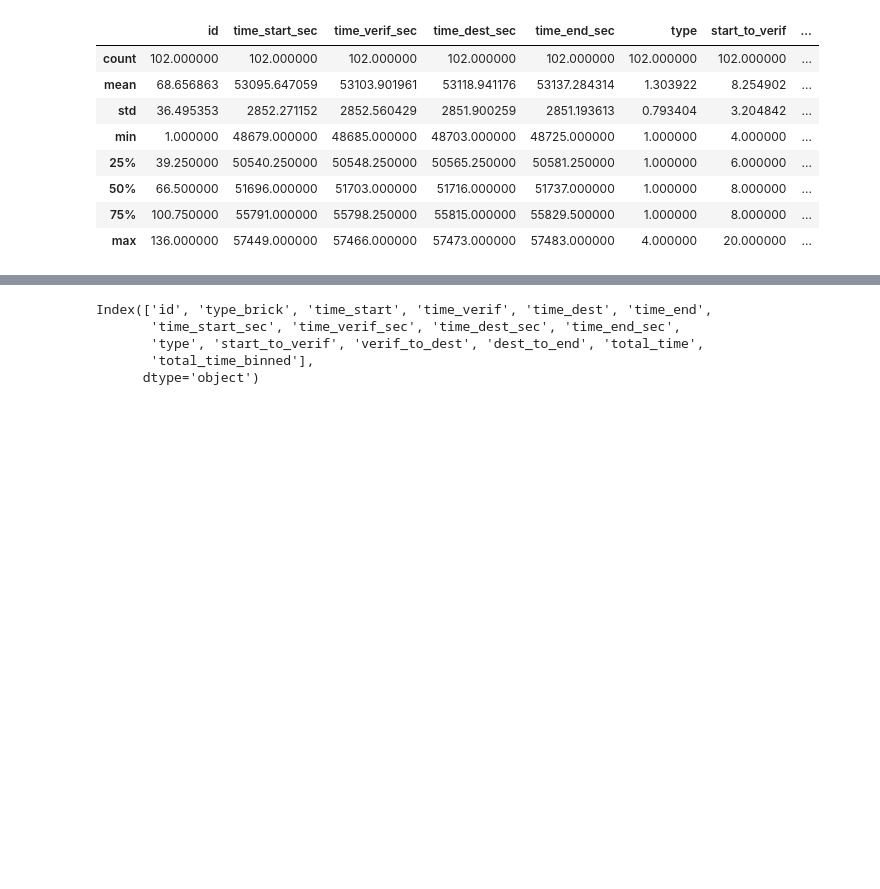
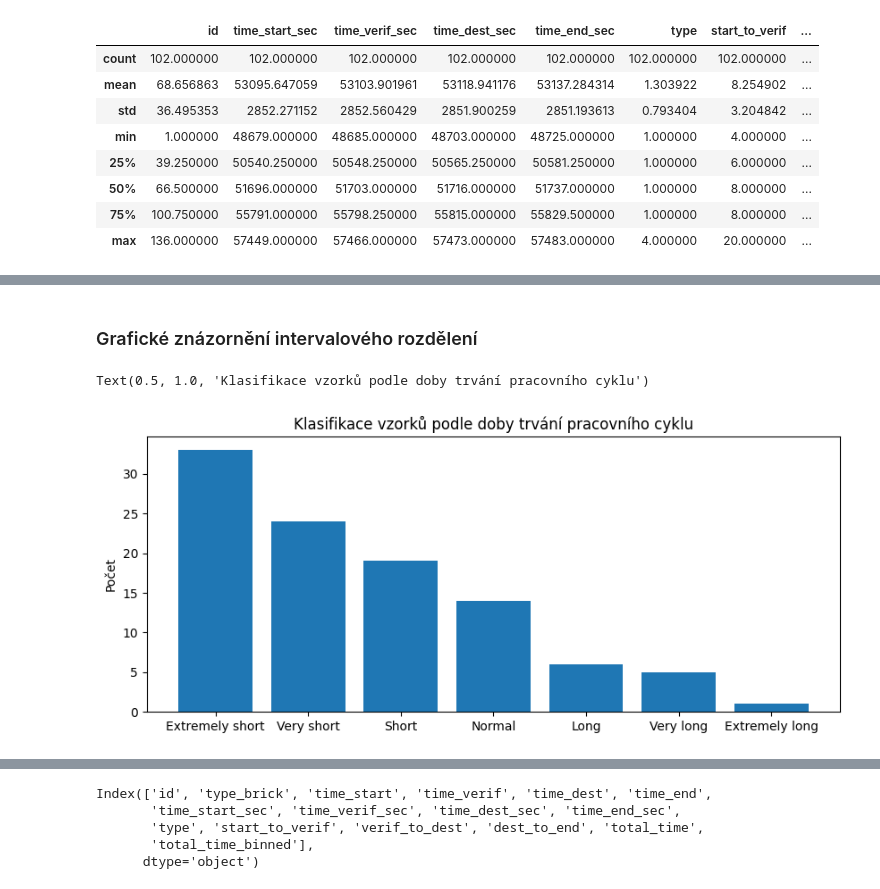
Before and after one commit to UsmanovSla/MGD-RSS, a Jupyter notebook: model/01_DataScience/DS_02_Exploration.ipynb, the cells around one changed output, grey strips where cells are left out. Saved outputs shown, nothing was run; the diff lists cells and outputs as text; code cells hidden in the pictures; blank space fills up the shorter version.

```diff
--- a/model/01_DataScience/DS_02_Exploration.ipynb
+++ b/model/01_DataScience/DS_02_Exploration.ipynb
@@ -264,0 +157,12 @@ The plot above shows the binning result for the attribute "total_time".
+# %% [markdown]
+### Grafické znázornění intervalového rozdělení
+# %%
+%matplotlib inline
+pyplot.figure(figsize=(10,4))
+pyplot.bar(group_names, df["total_time_binned"].value_counts(), )
+
+pyplot.ylabel("Počet")
+pyplot.title("Klasifikace vzorků podle doby trvání pracovního cyklu")
+# %% [output]
+Text(0.5, 1.0, 'Klasifikace vzorků podle doby trvání pracovního cyklu')
+[figure, added]
```
Also changed, not shown: parts of 66 cells of this notebook, 3 other files.
